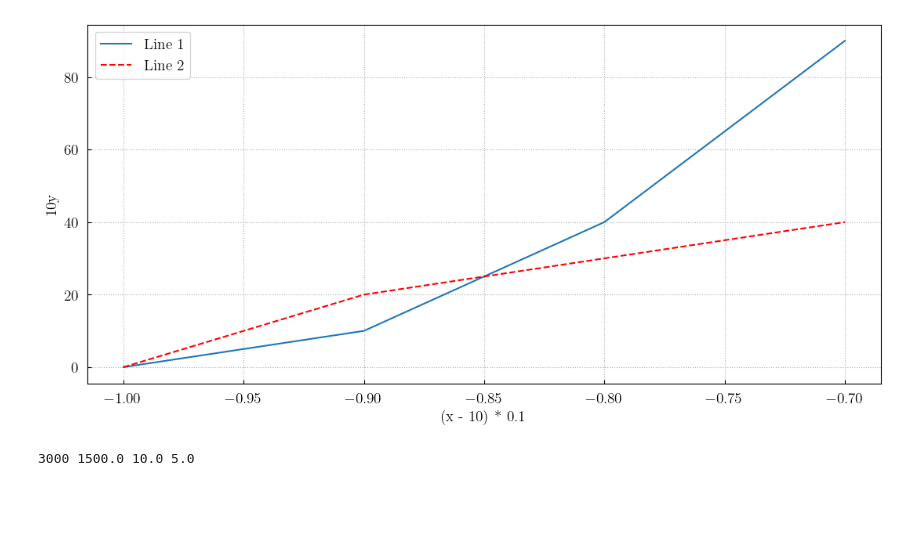
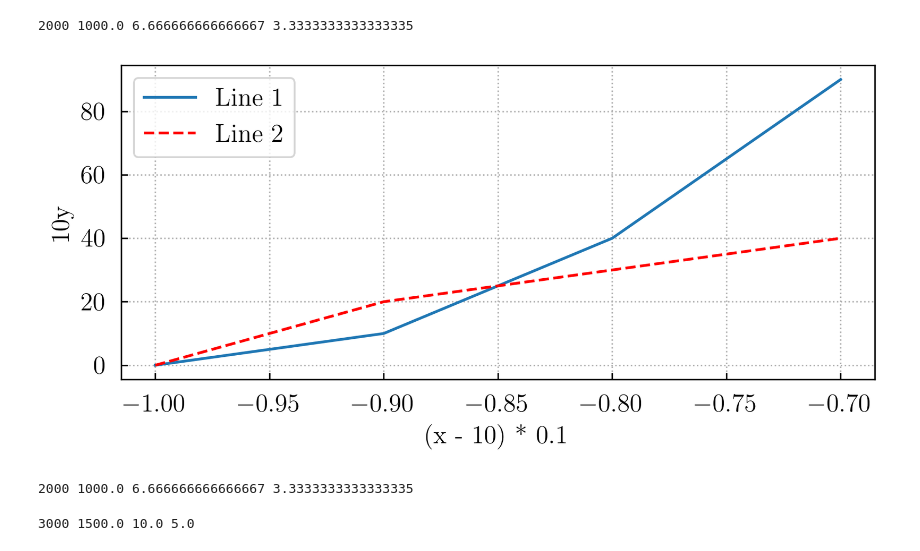
Before and after one commit to max-models/maxplotlib, a Jupyter notebook: tutorials/tutorial_1.ipynb, the cells around one changed output. Saved outputs shown, nothing was run; the diff lists cells and outputs as text; code cells hidden in the pictures; blank space fills up the shorter version.

```diff
--- a/tutorials/tutorial_1.ipynb
+++ b/tutorials/tutorial_1.ipynb
@@ -4,14 +4,16 @@ import maxplotlib.canvas.canvas as canvas
 %load_ext autoreload
 %autoreload 2
 # %%
-c = canvas.Canvas(width=800, ratio=0.5)
+c = canvas.Canvas(width=2000, ratio=0.5)
 sp = c.add_subplot(grid=True, xlabel='(x - 10) * 0.1', ylabel='10y',yscale=10,xshift=-10,xscale=0.1)
 sp.add_line([0, 1, 2, 3], [0, 1, 4, 9], label="Line 1")
 sp.add_line([0, 1, 2, 3], [0, 2, 3, 4], linestyle='dashed', color='red', label="Line 2")
 c.plot()
 c.savefig(filename='plot_00.pdf')
 # %% [output]
+2000 1000.0 6.666666666666667 3.3333333333333335
-[figure, old version]
+[figure, new version]
+2000 1000.0 6.666666666666667 3.3333333333333335
 # %%
 c = canvas.Canvas(ncols=2,nrows=2, width=3000, ratio=0.5)
 sp = c.add_subplot(grid=True)
```
Also changed, not shown: 7 other files.
